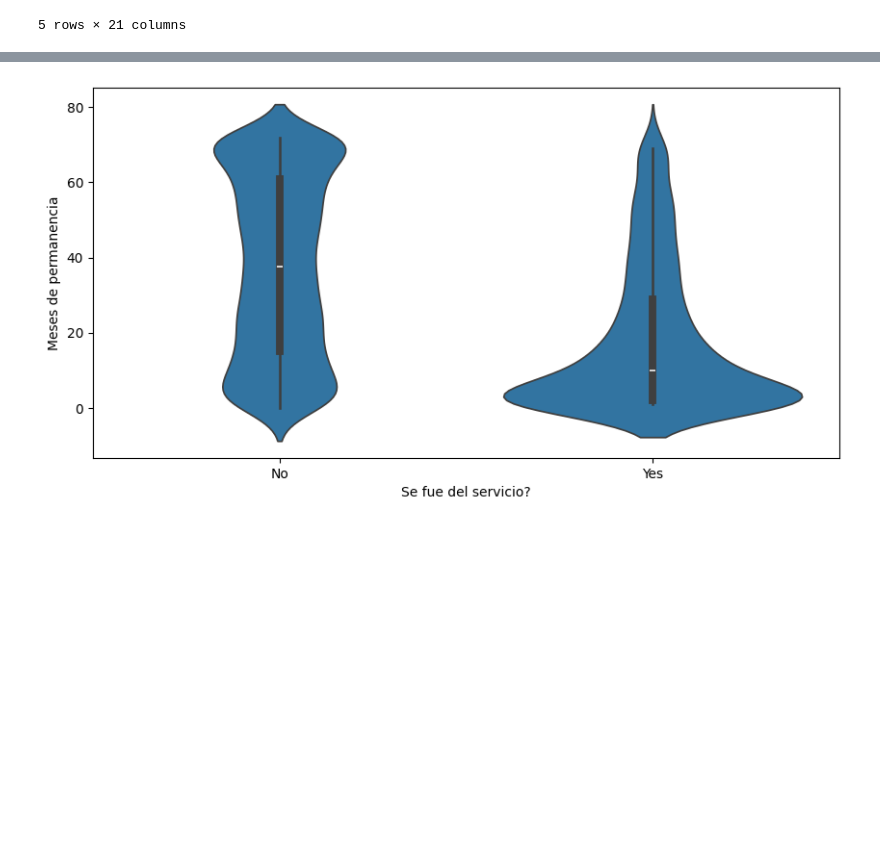
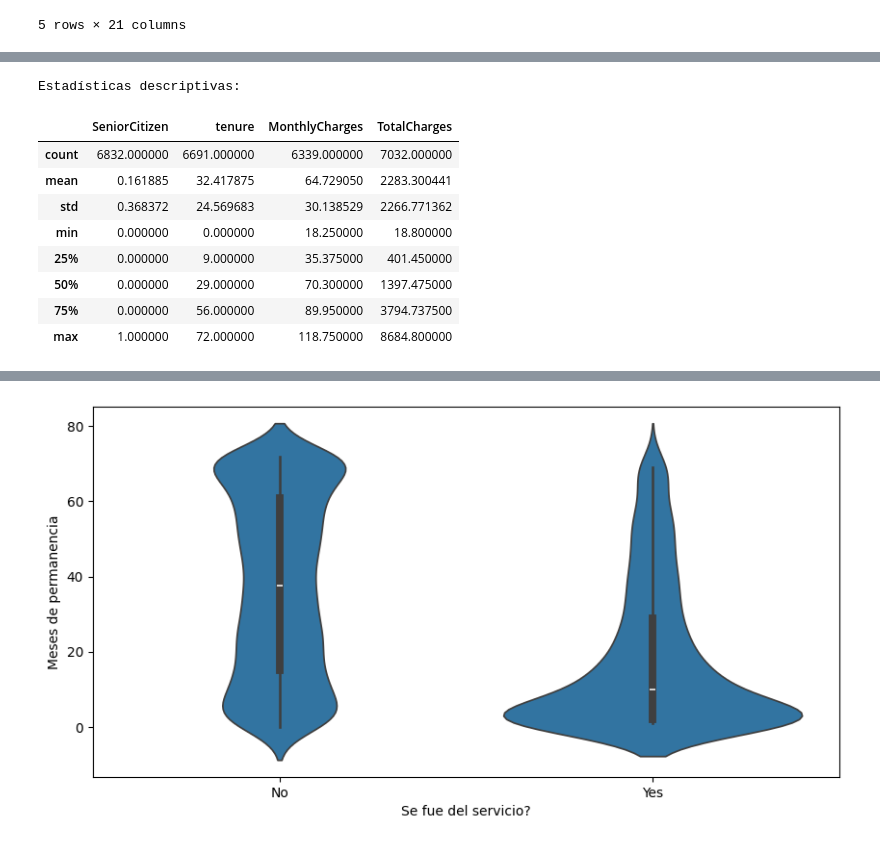
Before and after one commit to PALACIOS1259/Cienciadedatos, a Jupyter notebook: Untitled.ipynb, the cells around one changed output, grey strips where cells are left out. Saved outputs shown, nothing was run; the diff lists cells and outputs as text; code cells hidden in the pictures; blank space fills up the shorter version.

```diff
--- a/Untitled.ipynb
+++ b/Untitled.ipynb
@@ -66,0 +89,15 @@ df.head()
+# %%
+# Mostrar estadísticas descriptivas
+print("\nEstadísticas descriptivas:")
+df.describe()
+# %% [output]
+Estadísticas descriptivas:
+|  | SeniorCitizen | tenure | MonthlyCharges | TotalCharges |
+| count | 6832.000000 | 6691.000000 | 6339.000000 | 7032.000000 |
+| mean | 0.161885 | 32.417875 | 64.729050 | 2283.300441 |
+| std | 0.368372 | 24.569683 | 30.138529 | 2266.771362 |
+| min | 0.000000 | 0.000000 | 18.250000 | 18.800000 |
+| 25% | 0.000000 | 9.000000 | 35.375000 | 401.450000 |
+| 50% | 0.000000 | 29.000000 | 70.300000 | 1397.475000 |
+| 75% | 0.000000 | 56.000000 | 89.950000 | 3794.737500 |
+| max | 1.000000 | 72.000000 | 118.750000 | 8684.800000 |
```
Also changed, not shown: parts of 11 cells of this notebook.
